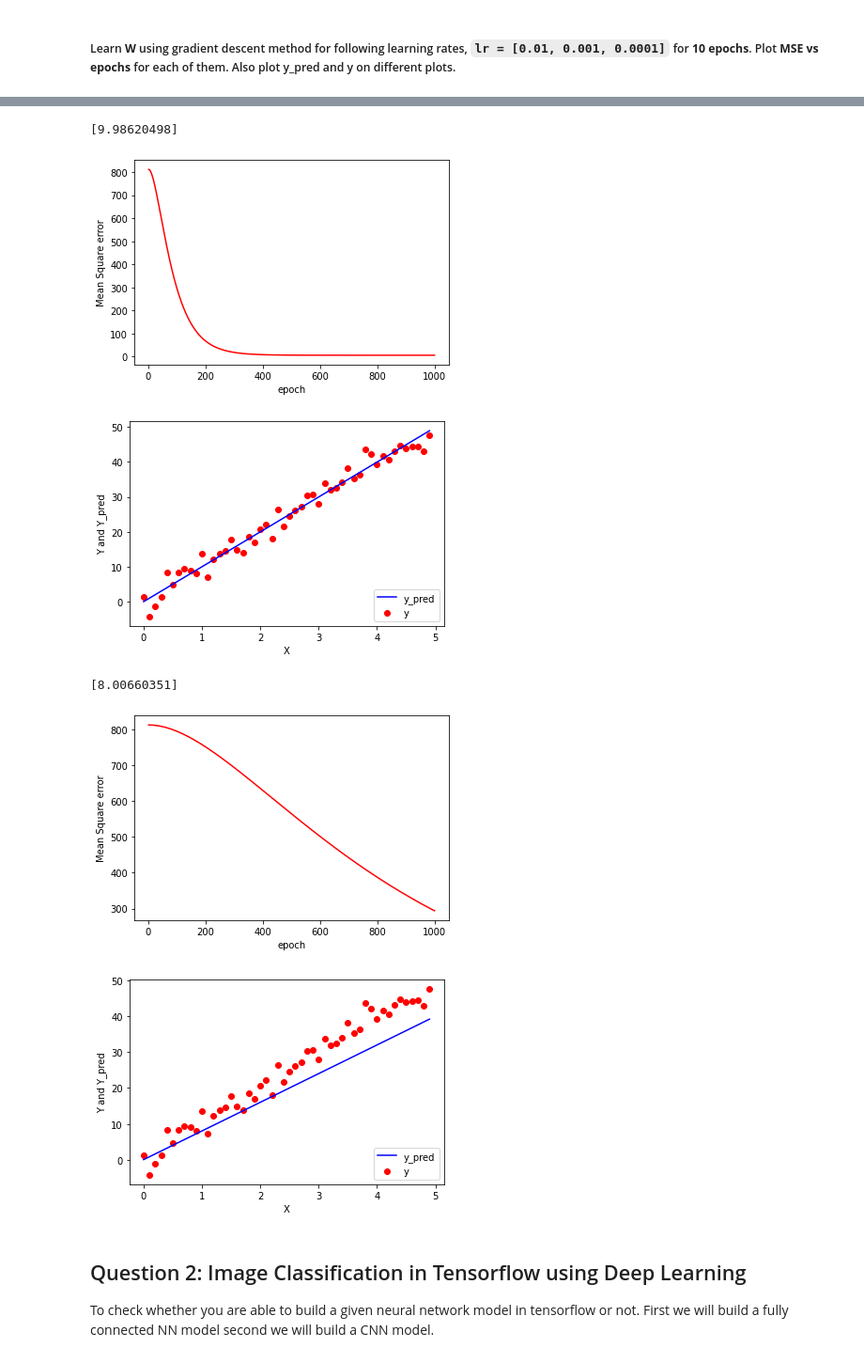
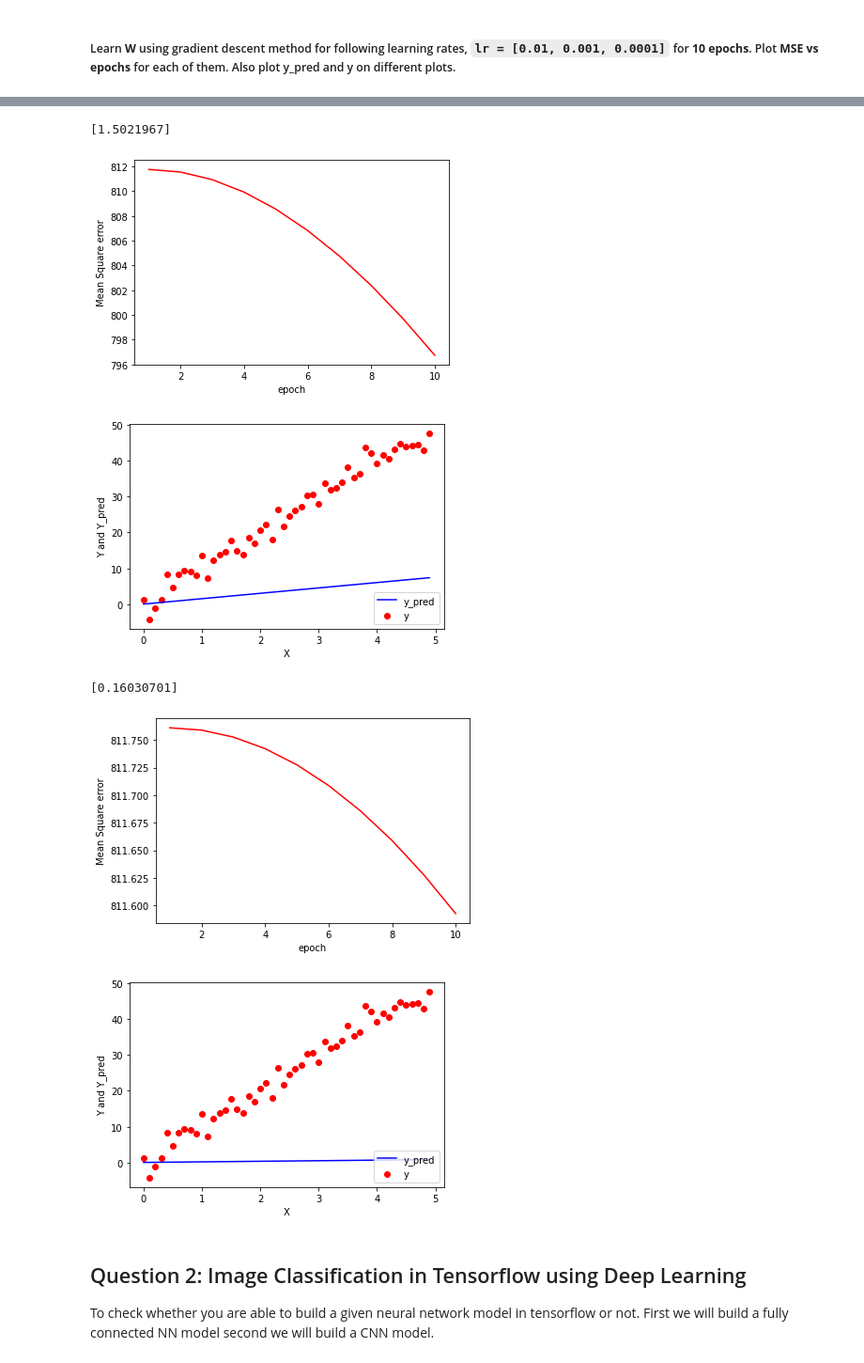
Before and after one commit to h4rSHp/BCG-Assignment1, a Jupyter notebook: Copy_of_ML_assignment_(1).ipynb, the cells around one changed output, grey strips where cells are left out. Shown at 94% size. Cells and saved outputs as stored; diff of their text form; code cells hidden in the pictures.

```diff
--- a/Copy_of_ML_assignment_(1).ipynb
+++ b/Copy_of_ML_assignment_(1).ipynb
@@ -183,8 +183,8 @@ Epoch 100/100
   X, y = load_data_LR()
   L = [0.01, 0.001, 0.0001]
 
-  # epochs = 10
-  epochs = 1000
+  epochs = 10
+  # epochs = 1000
 
   for l in L:
     train_by_GD(X, y, epochs, l)
@@ -197,9 +197,9 @@ Epoch 100/100
-[9.98620498]
+[1.5021967]
-[figure, old version]
+[figure, new version]
-[figure, old version]
+[figure, new version]
-[8.00660351]
+[0.16030701]
-[figure, old version]
+[figure, new version]
-[figure, old version]
+[figure, new version]
 # %% [markdown]
 ## Question 2: Image Classification in Tensorflow using Deep Learning
 To check whether you are able to build a given neural network model in tensorflow or not. First we will build a fully connected NN model second we will build a CNN model.
```
Also changed, not shown: parts of 3 cells of this notebook.
